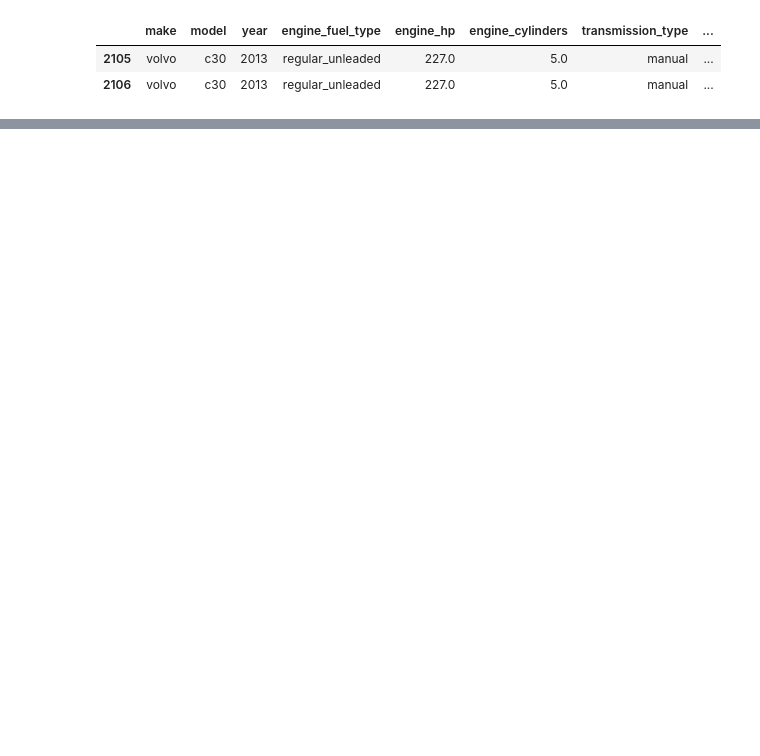
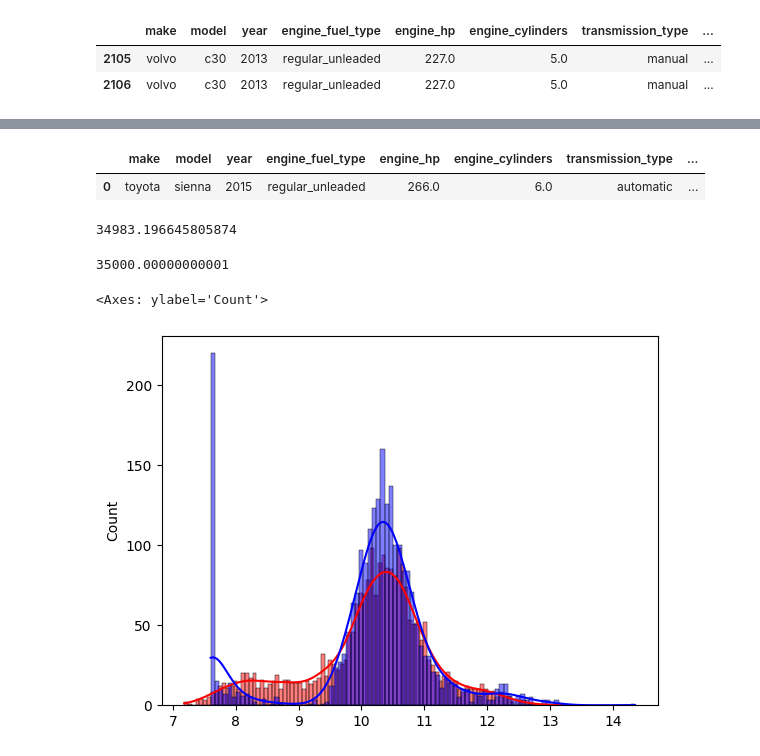
Before and after one commit to lakshmant-thota/ml_zoomcamp, a Jupyter notebook: ml_zoomcamp_2.ipynb, the cells around one changed output, grey strips where cells are left out. Cells and saved outputs as stored; diff of their text form; code cells hidden in the pictures; blank space fills up the shorter version.

```diff
--- a/ml_zoomcamp_2.ipynb
+++ b/ml_zoomcamp_2.ipynb
@@ -344,0 +790,9 @@ df[(df.engine_hp == 227.0) & (df.city_mpg == 21) & (df.popularity == 870) & (df.
+# %%
+def lr_trainreg(x,y,r = 0.001):
+  ones = np.ones(x.shape[0])
+  x = np.column_stack([ones,x])
+  xtx = x.T.dot(x)
+  xtx = xtx + r * np.eye(xtx.shape[0])
+  xtx_inv = np.linalg.inv(xtx)
+  w_full = xtx_inv.dot(x.T).dot(y)
+  return w_full[0],w_full[1:]
@@ -344,0 +828,6 @@ df[(df.engine_hp == 227.0) & (df.city_mpg == 21) & (df.popularity == 870) & (df.
+# %%
+df_full_train = pd.concat([df_train,df_val])
+df_full_train = df_full_train.reset_index(drop=True)
+y_full_train = np.concatenate([y_train,y_val])
+# %%
+w0,w = lr_trainreg(prepare_X(df_full_train),y_full_train,r=0.001)
@@ -344,0 +838,4 @@ df[(df.engine_hp == 227.0) & (df.city_mpg == 21) & (df.popularity == 870) & (df.
+# %%
+x_test = prepare_X(df_test)
+y_pred = w0 + x_test.dot(w)
+rmse(y_test,y_pred)
@@ -344,0 +883,22 @@ df[(df.engine_hp == 227.0) & (df.city_mpg == 21) & (df.popularity == 870) & (df.
+# %%
+df_small = pd.DataFrame(car,index=[0])
+df_small
+# %% [output]
+|  | make | model | year | engine_fuel_type | engine_hp | engine_cylinders | transmission_type | ... |
+| 0 | toyota | sienna | 2015 | regular_unleaded | 266.0 | 6.0 | automatic | ... |
+# %%
+x_small = prepare_X(df_small)
+y_small = w0 + x_small.dot(w)
+np.expm1(y_small[0])
+# %% [output]
+34983.196645805874
+# %%
+np.expm1(y_test[20])
+# %% [output]
+35000.00000000001
+# %%
+sns.histplot(y_pred,color='red' ,bins=100, kde=True)
+sns.histplot(y_test,color='blue' ,bins=100, kde=True)
+# %% [output]
+<Axes: ylabel='Count'>
+[figure, added]
```
Also changed, not shown: parts of 85 cells of this notebook.
